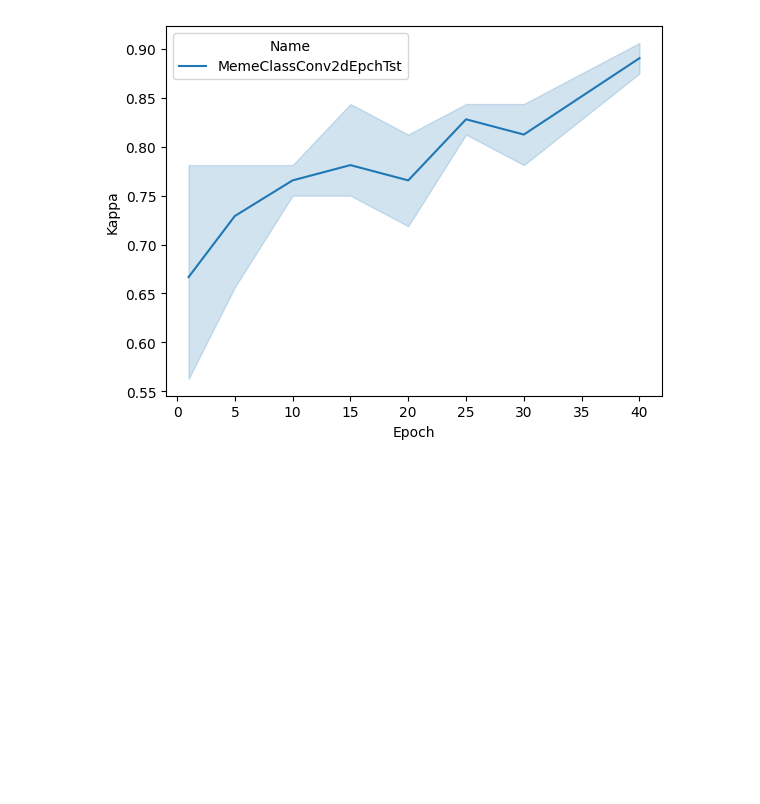
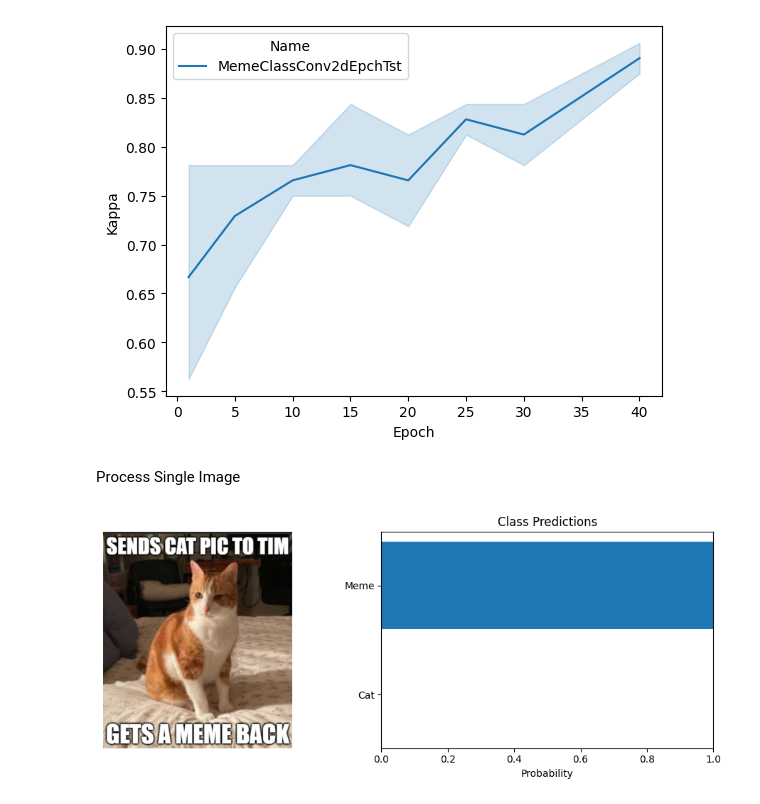
Before and after one commit to TimHoogervorst/ToMemeOrNotToMeme, a Jupyter notebook: Notebooks/Graphs.ipynb, the cells around one changed output. Cells and saved outputs as stored; diff of their text form; code cells hidden in the pictures; blank space fills up the shorter version.

Commit message:
added single image process to graphs

```diff
--- a/Notebooks/Graphs.ipynb
+++ b/Notebooks/Graphs.ipynb
@@ -69,3 +69,26 @@ plt.show()
 | 28 | MemeClassConv2dEpchTst | 0.87500 | 40 |
 | 29 | MemeClassConv2dEpchTst | 0.90625 | 40 |
 [figure]
+# %% [markdown]
+Process Single Image
+# %%
+from modules.Preprocess_Validation import preprocess
+from torchvision import transforms
+import torch
+from modules.Neural_Work_Library import nn as nnlib
+
+transform = transforms.Compose([
+    transforms.Resize((256,256)),
+    transforms.ToTensor()
+])
+preprocessor = preprocess.PreProcess(transform)
+
+path = '../DataBaseV2/Fun/Screenshot 2024-01-16 140955.png'
+model = torch.load('../models/MemeClassConv2d_V1')
+
+original, images_tensor = preprocessor.process_image(path)
+probabilities = nnlib.predict_softmax(model, images_tensor, device="cuda")
+
+nnlib.visualize_predictions(original, probabilities, ['Cat', 'Meme'])
+# %% [output]
+[figure, added]
```
Also changed, not shown: 1 other file.
